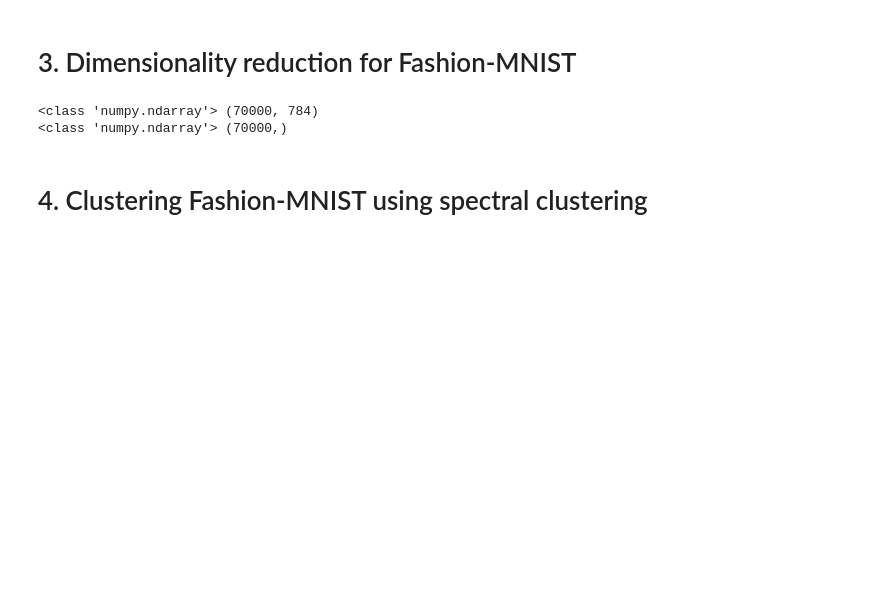
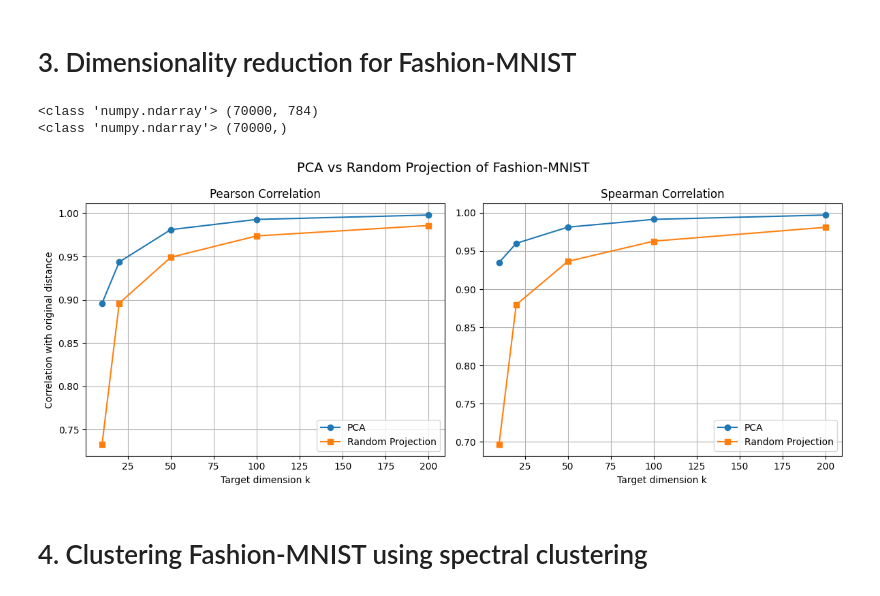
Before and after one commit to elainewong756/math-data-science-course-Project2, a Jupyter notebook: project2.ipynb, the cells around one changed output. Saved outputs shown, nothing was run; the diff lists cells and outputs as text; code cells hidden in the pictures; blank space fills up the shorter version.

```diff
--- a/project2.ipynb
+++ b/project2.ipynb
@@ -122,6 +122,7 @@ print(type(y),y.shape)
 <class 'numpy.ndarray'> (70000,)
 # %%
 # your code here
+from sklearn.metrics import adjusted_rand_score
 #plotting articles of clothing
 clothing_names = ["T-shirt/top", "Trouser", "Pullover", "Dress", "Coat", "Sandal", "Shirt", "Sneaker", "Bag", "Ankle boot"]
 
@@ -146,12 +147,16 @@ plt.show()
 #standardize the dataset
 X = StandardScaler().fit_transform(X)
 
+#reduce dimensions with PCA since large dataset
+pca = PCA(n_components = 10)
+pca_X = pca.fit_transform(X)
+
 #Computing inertia values
 inertia_values = []
 k_range = range(1,21)
 
 for k in k_range:
-  kmeans = KMeans(n_clusters = k).fit(X)
+  kmeans = KMeans(n_clusters = k).fit(pca_X)
   inertia_values.append(kmeans.inertia_)
   print("inertia value for k-means=", k, "is", inertia_values[k-1])
 
@@ -177,6 +182,10 @@ mapping = dict(zip(col_ind, row_ind))
 #remap labels to labels of original dataset
 y_pred_mapped = np.array([mapping[label] for label in y_pred])
 
+#evaluate results
+ari_kmeans = adjusted_rand_score(y, y_pred_mapped)
+print(f"K-means Adjusted Rand Index (ARI): {ari_kmeans:.3f}")
+
 cm_mapped = confusion_matrix(y, y_pred_mapped)
 
 sns.heatmap(cm_mapped, annot = True, fmt="d", cmap="Blues", xticklabels=clothing_names, yticklabels=clothing_names)
@@ -185,6 +194,12 @@ plt.ylabel("True Labels")
 plt.title("Confusion Matrix: Clusters vs True Labels")
 plt.savefig("confusion_matrix_fashion.png")
 plt.show()
+
+#2D PCA visualization
+pca_2d = PCA(n_components = 2)
+X_2D = pca_2d.fit_transform(X)
+
+plt.figure
 # %% [output]
 [figure]
 inertia value for k-means= 1 is 54880000.000000276
@@ -240,52 +250,59 @@ dimensions = [10, 20, 50, 100, 200]
 pca_pearson, pca_spearman = [],[]
 rp_pearson, rp_spearman = [],[]
 
+#only sample 10000 random pairs, since dataset would be too large to compute
+n = X.shape[0]
+idx_i = np.random.randint(0, n, size = 10000)
+idx_j = np.random.randint(0, n, size = 10000)
+
 #original pairwise distances
-original_D = pairwise_distances(X, metric="euclidean")
+original_D = np.linalg.norm(X[idx_i] - X[idx_j], axis = 1)
 
 #perform pca and random projection for each target dimension
 for k in dimensions:
-  #pca
+  #PCA
   pca_X = PCA(n_components = k).fit_transform(X)
-  pca_D = pairwise_distances(pca_X, metric="euclidean")
-  r_p, _ = pearsonr(original_D.ravel(), pca_D.ravel())
-  r_s, _ = spearmanr(original_D.ravel(), pca_D.ravel())
+  pca_d = np.linalg.norm(pca_X[idx_i] - pca_X[idx_j], axis = 1)
+  r_p, _ = pearsonr(original_D, pca_d)
+  r_s, _ = spearmanr(original_D, pca_d)
   pca_pearson.append(r_p)
   pca_spearman.append(r_s)
 
-  #random projection
-  rp_X = GaussianRandomProjection(n_components=k).fit_transform(X)
-  rp_D = pairwise_distances(rp_X, metric="euclidean")
-  r_p, _ = pearsonr(original_D.ravel(), rp_D.ravel())
-  r_s, _ = spearmanr(original_D.ravel(), rp_D.ravel())
+  #Random Projection
+  rp_X = GaussianRandomProjection(n_components = k).fit_transform(X)
+  rp_d = np.linalg.norm(rp_X[idx_i] - rp_X[idx_j], axis = 1)
+  r_p, _ = pearsonr(original_D, rp_d)
+  r_s, _ = spearmanr(original_D, rp_d)
   rp_pearson.append(r_p)
   rp_spearman.append(r_s)
 
 #plot results
 fig, axes = plt.subplots(1, 2, figsize=(12,5))
 
 #Pearson plot
 axes[0].plot(dimensions, pca_pearson, marker="o", label = "PCA")
 axes[0].plot(dimensions, rp_pearson, marker="s", label="Random Projection")
 axes[0].set_title("Pearson Correlation")
 axes[0].set_xlabel("Target dimension k")
 axes[0].set_ylabel("Correlation with original distance")
 axes[0].legend()
 axes[0].grid(True)
 
 #Spearman plot
 axes[1].plot(dimensions, pca_spearman, marker="o", label="PCA")
 axes[1].plot(dimensions, rp_spearman, marker="s", label = "Random Projection")
 axes[1].set_title("Spearman Correlation")
 axes[1].set_xlabel("Target dimension k")
 axes[1].legend()
 axes[1].grid(True)
 
 plt.suptitle("PCA vs Random Projection of Fashion-MNIST", fontsize = 14)
 plt.tight_layout()
+plt.savefig("PCA_vs_randomProjection.png")
 plt.show()
 # %% [output]
 <class 'numpy.ndarray'> (70000, 784)
 <class 'numpy.ndarray'> (70000,)
+[figure, added]
 # %% [markdown]
 # 4. Clustering Fashion-MNIST using spectral clustering
```
Also changed, not shown: parts of 4 cells of this notebook.
